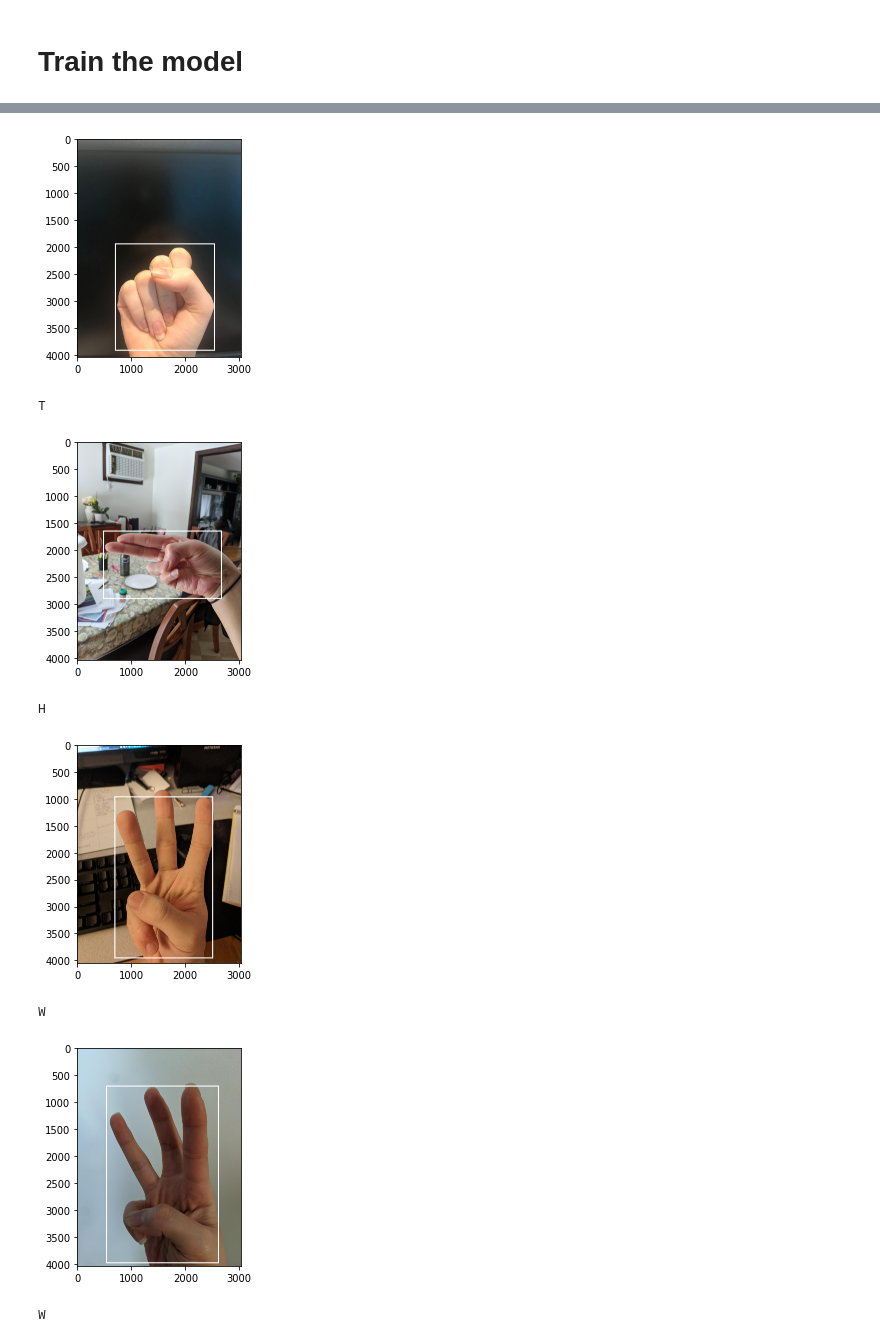
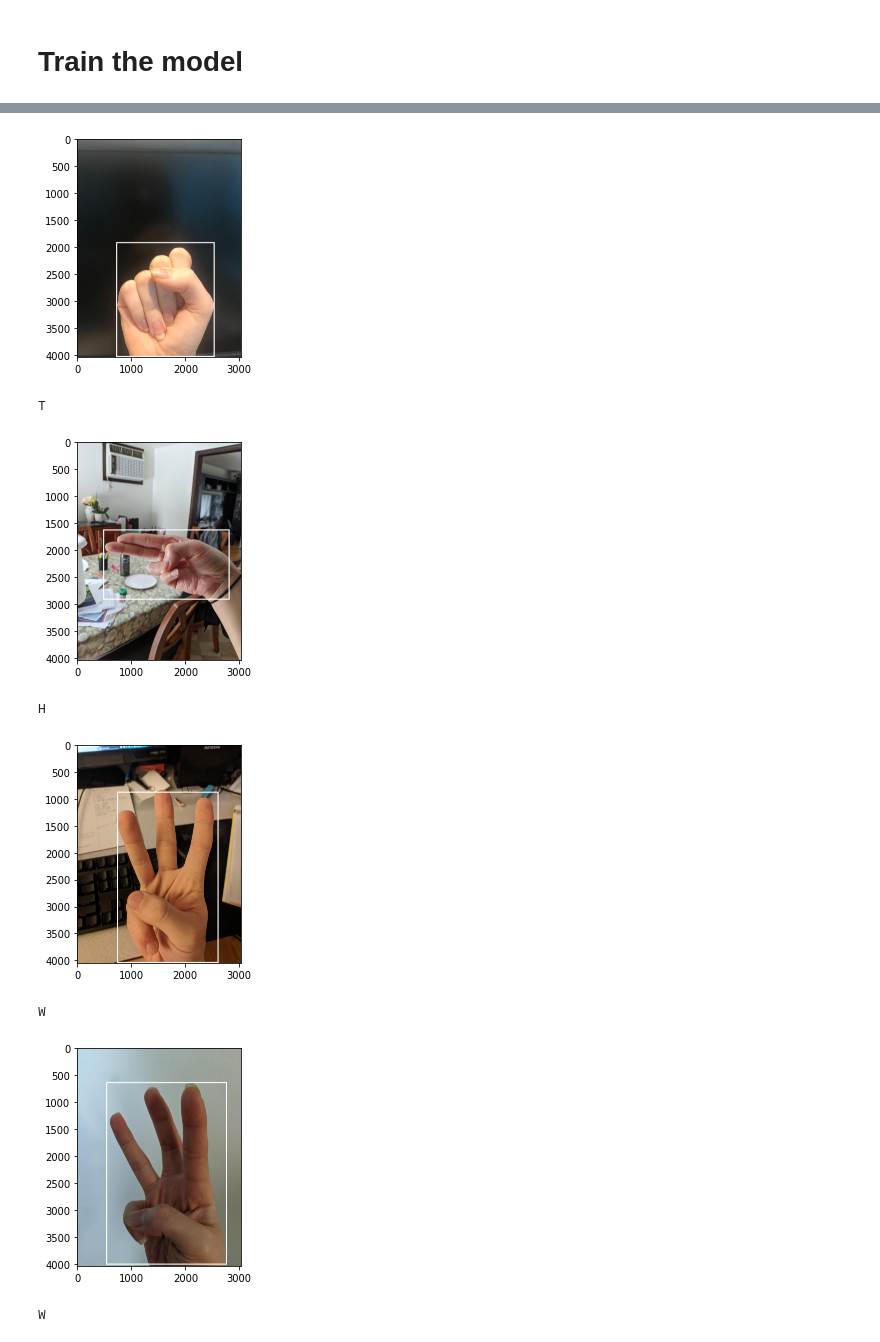
Before and after one commit to mountassir-el/Projects, a Jupyter notebook: Computer Vision/Object Detection/signLanguage/signLanguage.ipynb, the cells around one changed output, grey strips where cells are left out. Cells and saved outputs as stored; diff of their text form; code cells hidden in the pictures.

```diff
--- a/Computer Vision/Object Detection/signLanguage/signLanguage.ipynb
+++ b/Computer Vision/Object Detection/signLanguage/signLanguage.ipynb
@@ -58,7 +68,7 @@ import numpy as np
 from torchvision import transforms as T
 
 
-model = torch.load("model_100.pth")
+model = torch.load("model_final.pth")
 model.eval()
 
 
@@ -68,36 +78,36 @@ images = os.listdir(img_dir)
 print(images)
 
 for idx in range(10):
     img_path = os.path.join(img_dir, images[idx])
 
     image = Image.open(img_path)
     img = T.ToTensor()(image)
 
     inputs = [img]
     prediction = model(inputs)
 
     box = prediction[0]['boxes'][0]
     label = prediction[0]['labels'][0]
     xmin, ymin, xmax, ymax = box
 
 
     from PIL import ImageDraw
     import matplotlib.pyplot as plt
     from config import CLASSES
 
     ImageDraw.Draw(image).rectangle([(xmin, ymin), (xmax, ymax)], width= 20)
     plt.imshow(image)
     plt.show()
     print(CLASSES[label])
 # %% [output]
 ['X24.jpg', 'S0.jpg', 'H5.jpg', 'W7.jpg', 'W16.jpg', 'R5.jpg', 'K12.jpg', 'W19.jpg', 'K24.jpg', 'J27.jpg', 'X9.jpg', 'N6.jpg', 'U6.jpg', 'Z18.jpg', 'W24.jpg', 'R18.jpg', 'M14.jpg', 'F3.jpg', 'B15.jpg' ...
 [figure]
 X
-[figure, old version]
+[figure, new version]
 T
-[figure, old version]
+[figure, new version]
 H
-[figure, old version]
+[figure, new version]
 W
-[figure, old version]
+[figure, new version]
 W
```
Also changed, not shown: parts of 9 cells of this notebook, 8 other files.
